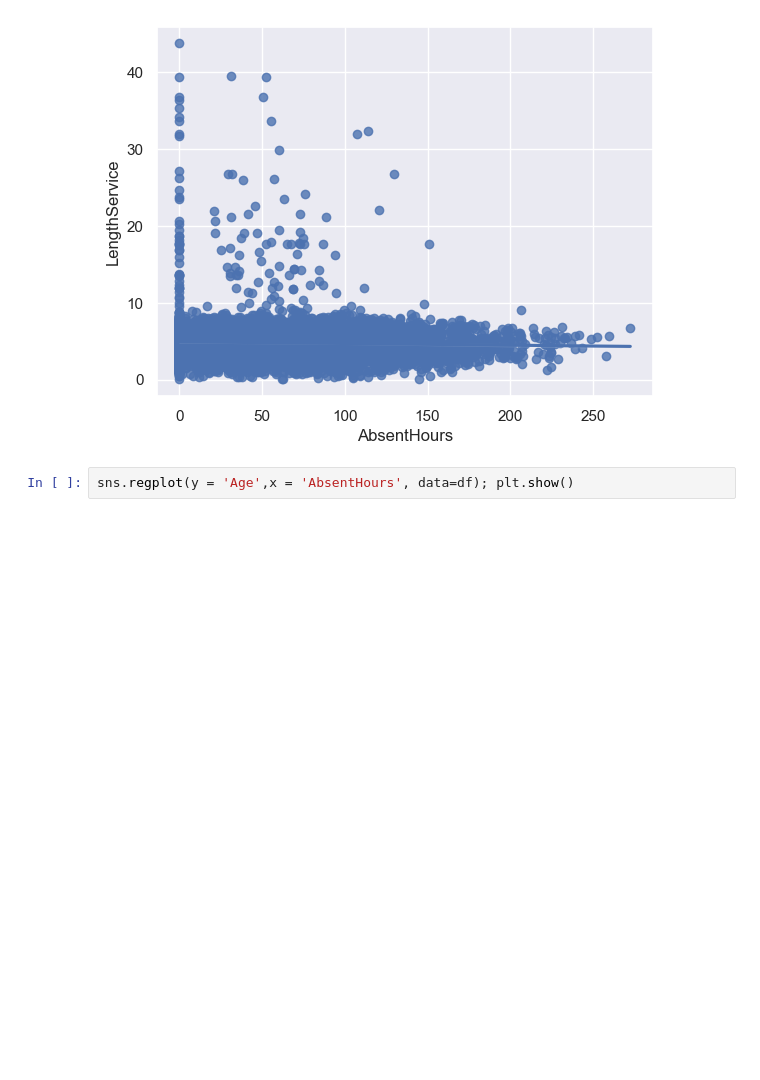
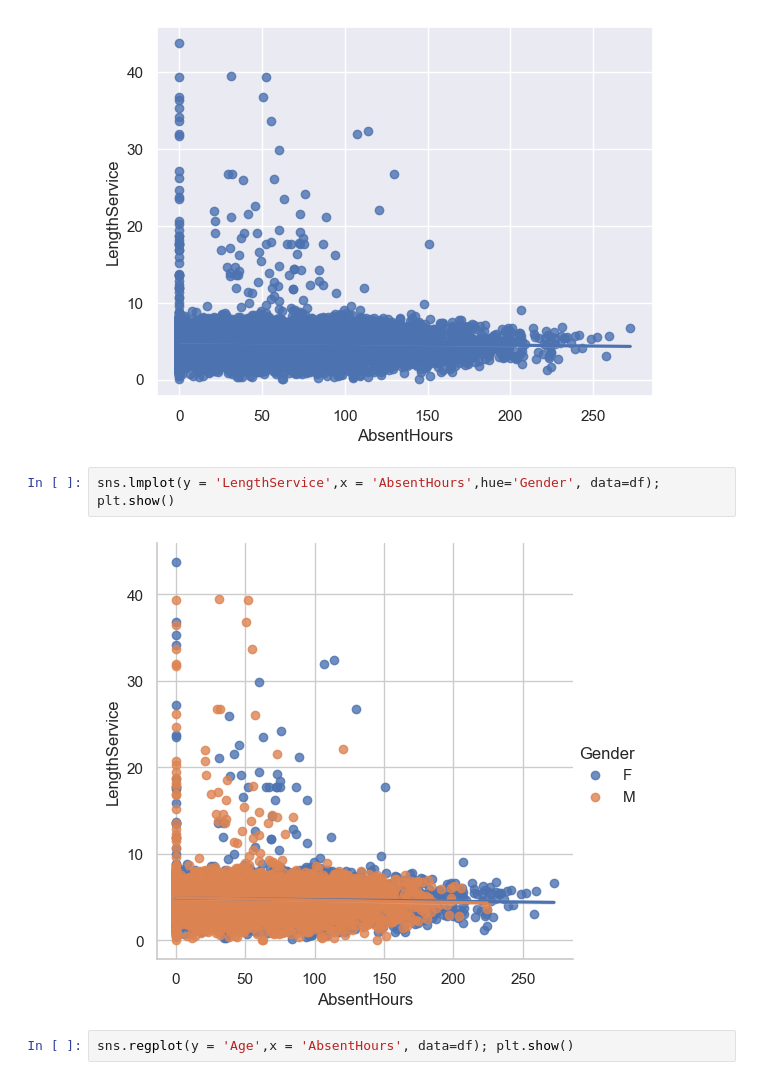
Before and after one commit to piyushrgone/Absenteeism-at-Work-Prediction, a Jupyter notebook: Absenteeism at Work Prediction-EDA.ipynb, the cells around one changed output. Saved outputs shown, nothing was run; the diff lists cells and outputs as text; blank space fills up the shorter version.

```diff
--- a/Absenteeism at Work Prediction-EDA.ipynb
+++ b/Absenteeism at Work Prediction-EDA.ipynb
@@ -185,6 +190,10 @@ Index(['EmployeeNumber', 'Surname', 'GivenName', 'Gender', 'City', 'JobTitle',
 sns.regplot(y = 'LengthService',x = 'AbsentHours', data=df); plt.show()
 # %% [output]
 [figure]
+# %%
+sns.lmplot(y = 'LengthService',x = 'AbsentHours',hue='Gender', data=df); plt.show()
+# %% [output]
+[figure, added]
 # %%
 sns.regplot(y = 'Age',x = 'AbsentHours', data=df); plt.show()
 # %% [output]
```
Also changed, not shown: parts of 1 cell of this notebook.
